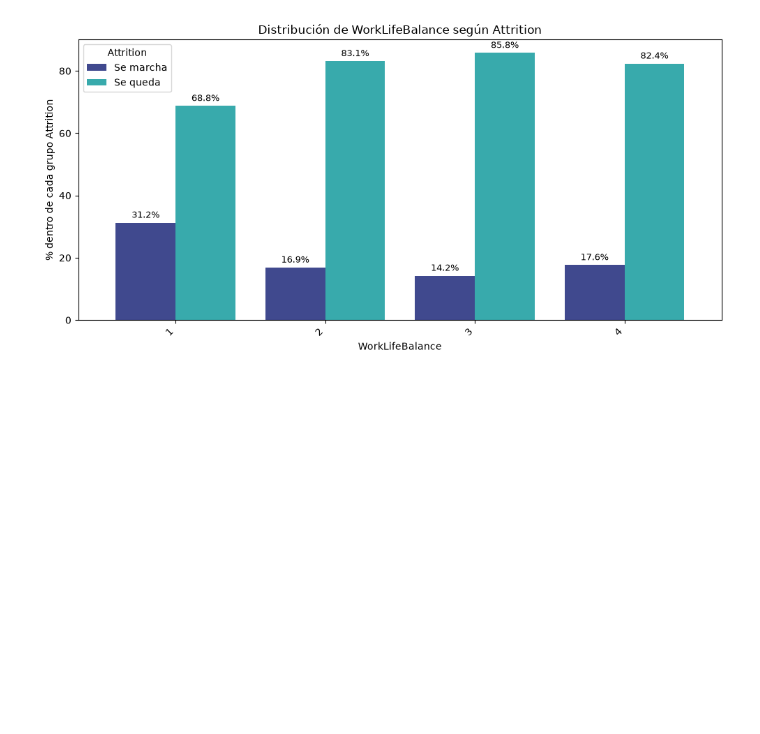
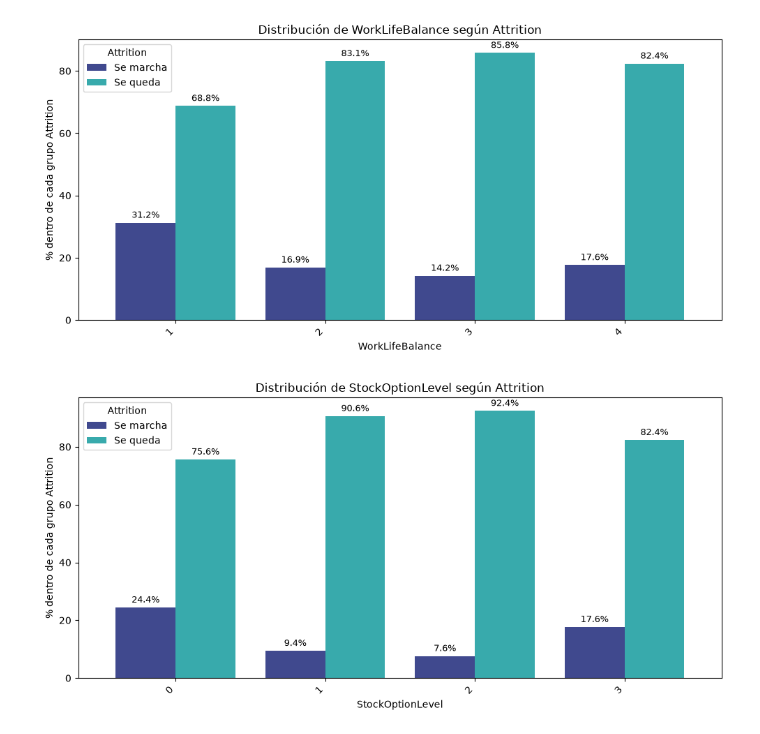
Before and after one commit to Adalab/project-da-promo-67-modulo-3-team-2, a Jupyter notebook: 03_Correlacion.ipynb, the cells around one changed output. Cells and saved outputs as stored; diff of their text form; code cells hidden in the pictures; blank space fills up the shorter version.

```diff
--- a/03_Correlacion.ipynb
+++ b/03_Correlacion.ipynb
@@ -425,3 +582,7 @@ grafico_barras_attrition('RelationshipSatisfaction', bins=0, orden=None)
 grafico_barras_attrition('WorkLifeBalance', bins=0, orden=None)
 # %% [output]
 [figure]
+# %%
+grafico_barras_attrition('StockOptionLevel', bins=0, orden=None)
+# %% [output]
+[figure, added]
```
Also changed, not shown: parts of 14 cells of this notebook, 1 other file.
